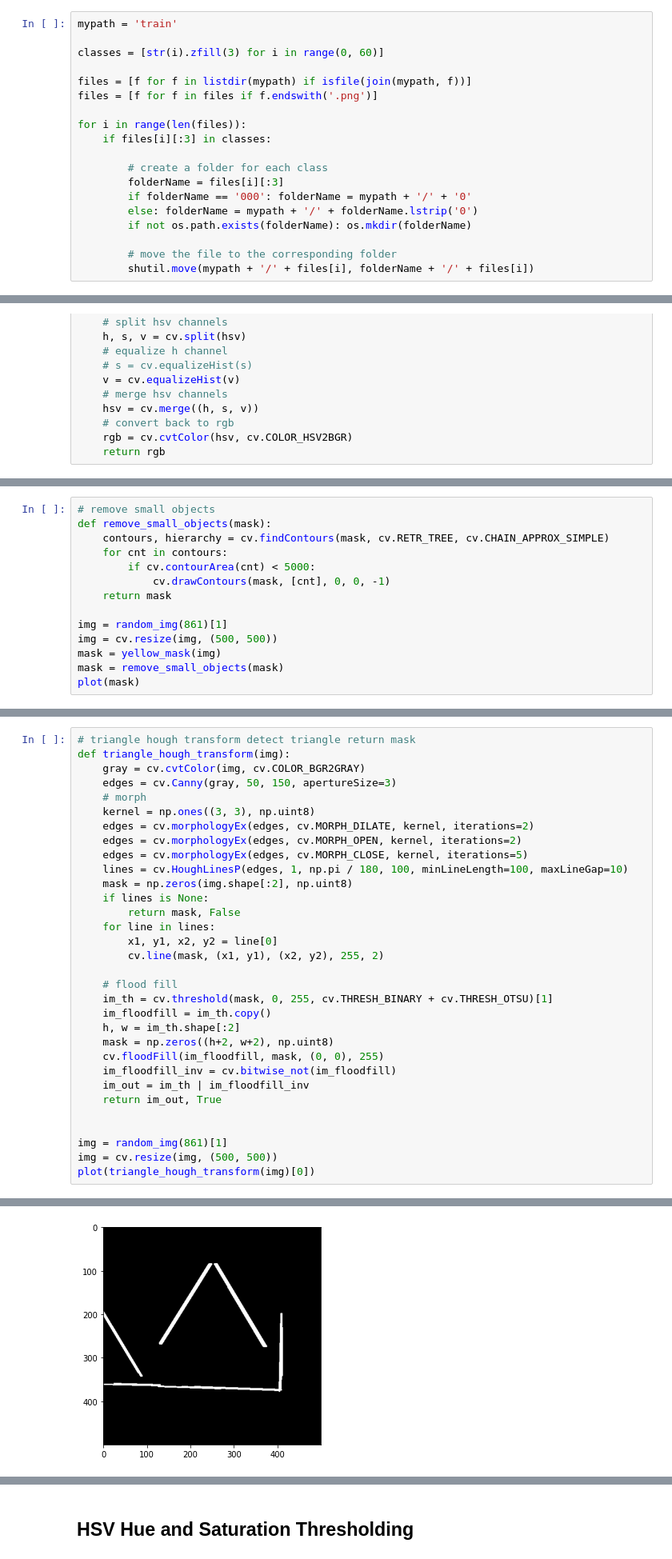
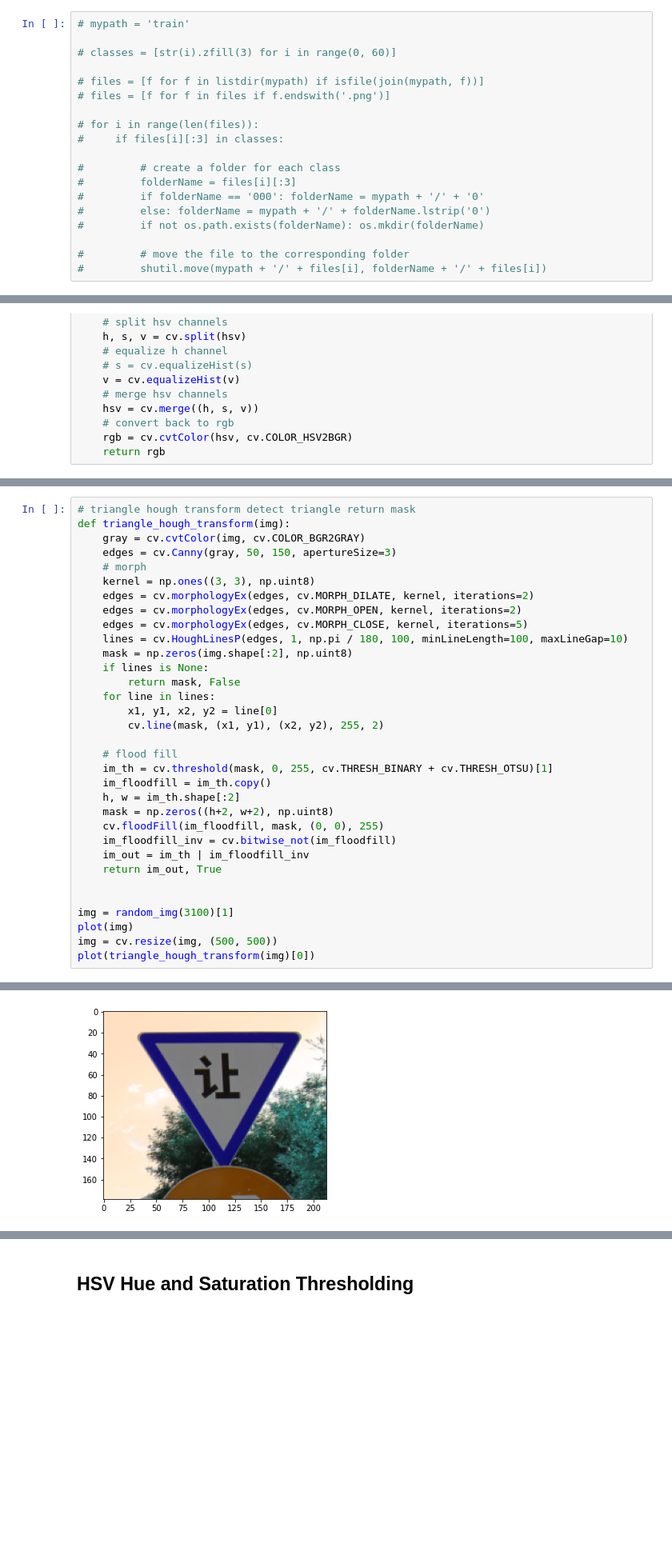
Before and after one commit to chengboon-utar/mini-project, a Jupyter notebook: test.ipynb, the cells around one changed output, grey strips where cells are left out. Shown at 80% size. Saved outputs shown, nothing was run; the diff lists cells and outputs as text; blank space fills up the shorter version.

```diff
--- a/test.ipynb
+++ b/test.ipynb
@@ -36,23 +36,23 @@ test_rgb = cv.cvtColor(yellow_test, cv.COLOR_BGR2RGB)
 
 rgb = cv.cvtColor(img, cv.COLOR_BGR2RGB)
 # %%
-mypath = 'train'
+# mypath = 'train'
 
-classes = [str(i).zfill(3) for i in range(0, 60)]
+# classes = [str(i).zfill(3) for i in range(0, 60)]
 
-files = [f for f in listdir(mypath) if isfile(join(mypath, f))]
-files = [f for f in files if f.endswith('.png')]
+# files = [f for f in listdir(mypath) if isfile(join(mypath, f))]
+# files = [f for f in files if f.endswith('.png')]
 
-for i in range(len(files)):
-    if files[i][:3] in classes:
+# for i in range(len(files)):
+#     if files[i][:3] in classes:
 
-        # create a folder for each class
-        folderName = files[i][:3]
-        if folderName == '000': folderName = mypath + '/' + '0'
-        else: folderName = mypath + '/' + folderName.lstrip('0')
-        if not os.path.exists(folderName): os.mkdir(folderName)
+#         # create a folder for each class
+#         folderName = files[i][:3]
+#         if folderName == '000': folderName = mypath + '/' + '0'
+#         else: folderName = mypath + '/' + folderName.lstrip('0')
+#         if not os.path.exists(folderName): os.mkdir(folderName)
 
-        # move the file to the corresponding folder
-        shutil.move(mypath + '/' + files[i], folderName + '/' + files[i])
+#         # move the file to the corresponding folder
+#         shutil.move(mypath + '/' + files[i], folderName + '/' + files[i])
 # %%
 # remove .DS_Store file
@@ -210,14 +304,0 @@ idx = 1548
-# %%
-# remove small objects
-def remove_small_objects(mask):
-    contours, hierarchy = cv.findContours(mask, cv.RETR_TREE, cv.CHAIN_APPROX_SIMPLE)
-    for cnt in contours:
-        if cv.contourArea(cnt) < 5000:
-            cv.drawContours(mask, [cnt], 0, 0, -1)
-    return mask
-
-img = random_img(861)[1]
-img = cv.resize(img, (500, 500))
-mask = yellow_mask(img)
-mask = remove_small_objects(mask)
-plot(mask)
@@ -331,7 +379,8 @@ def triangle_hough_transform(img):
     return im_out, True
 
 
-img = random_img(861)[1]
+img = random_img(3100)[1]
+plot(img)
 img = cv.resize(img, (500, 500))
 plot(triangle_hough_transform(img)[0])
 # %% [output]
@@ -339 +388 @@ idx = 861
-[figure, old version]
+[figure, new version]
```
Also changed, not shown: parts of 23 cells of this notebook.
